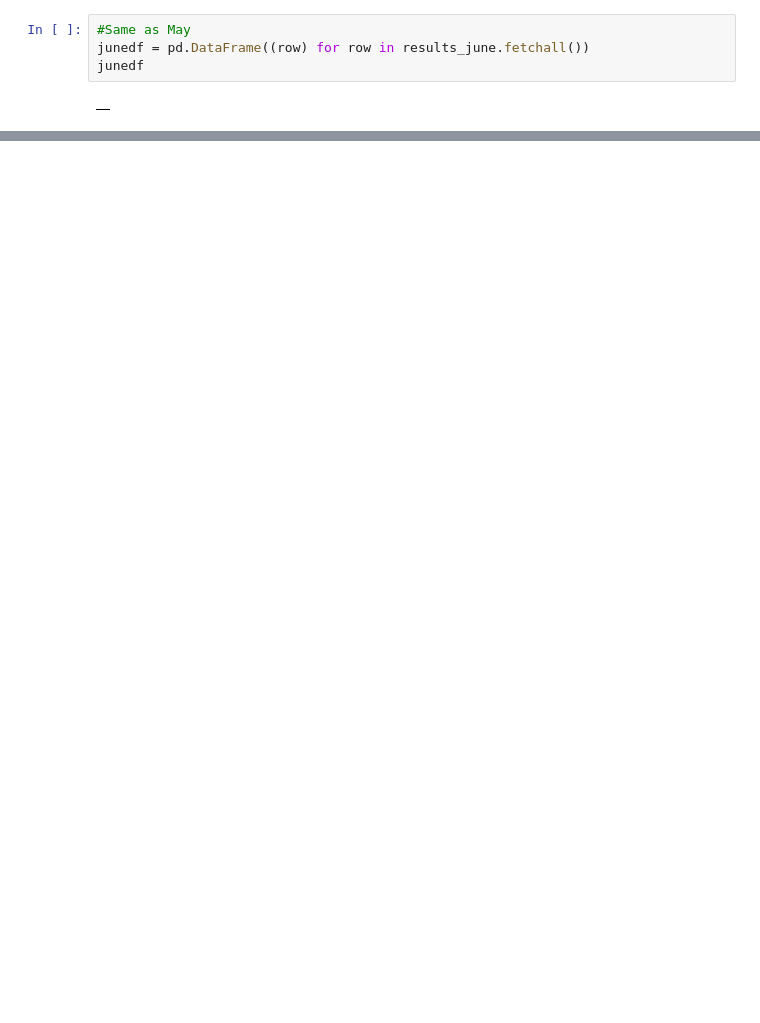
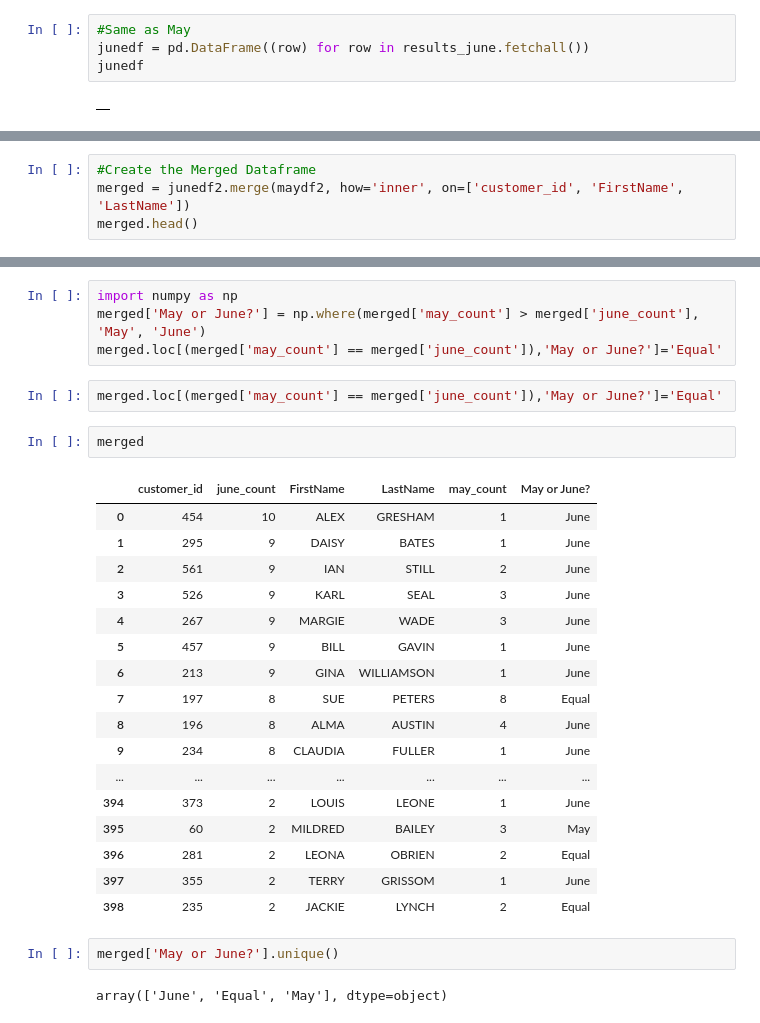
Before and after one commit to signalcdn/Iron-Brett, a Jupyter notebook: Labs/Lab 8 Python.ipynb, the cells around one changed output, grey strips where cells are left out. Saved outputs shown, nothing was run; the diff lists cells and outputs as text; blank space fills up the shorter version.

```diff
--- a/Labs/Lab 8 Python.ipynb
+++ b/Labs/Lab 8 Python.ipynb
@@ -88,0 +119,4 @@ junedf
+# %%
+#Create the Merged Dataframe
+merged = junedf2.merge(maydf2, how='inner', on=['customer_id', 'FirstName', 'LastName'])
+merged.head()
@@ -88,0 +139,30 @@ junedf
+# %%
+import numpy as np
+merged['May or June?'] = np.where(merged['may_count'] > merged['june_count'], 'May', 'June')
+merged.loc[(merged['may_count'] == merged['june_count']),'May or June?']='Equal'
+# %%
+merged.loc[(merged['may_count'] == merged['june_count']),'May or June?']='Equal'
+# %%
+merged
+# %% [output]
+|  | customer_id | june_count | FirstName | LastName | may_count | May or June? |
+| 0 | 454 | 10 | ALEX | GRESHAM | 1 | June |
+| 1 | 295 | 9 | DAISY | BATES | 1 | June |
+| 2 | 561 | 9 | IAN | STILL | 2 | June |
+| 3 | 526 | 9 | KARL | SEAL | 3 | June |
+| 4 | 267 | 9 | MARGIE | WADE | 3 | June |
+| 5 | 457 | 9 | BILL | GAVIN | 1 | June |
+| 6 | 213 | 9 | GINA | WILLIAMSON | 1 | June |
+| 7 | 197 | 8 | SUE | PETERS | 8 | Equal |
+| 8 | 196 | 8 | ALMA | AUSTIN | 4 | June |
+| 9 | 234 | 8 | CLAUDIA | FULLER | 1 | June |
+| ... | ... | ... | ... | ... | ... | ... |
+| 394 | 373 | 2 | LOUIS | LEONE | 1 | June |
+| 395 | 60 | 2 | MILDRED | BAILEY | 3 | May |
+| 396 | 281 | 2 | LEONA | OBRIEN | 2 | Equal |
+| 397 | 355 | 2 | TERRY | GRISSOM | 1 | June |
+| 398 | 235 | 2 | JACKIE | LYNCH | 2 | Equal |
+# %%
+merged['May or June?'].unique()
+# %% [output]
+array(['June', 'Equal', 'May'], dtype=object)
```
Also changed, not shown: parts of 12 cells of this notebook.
